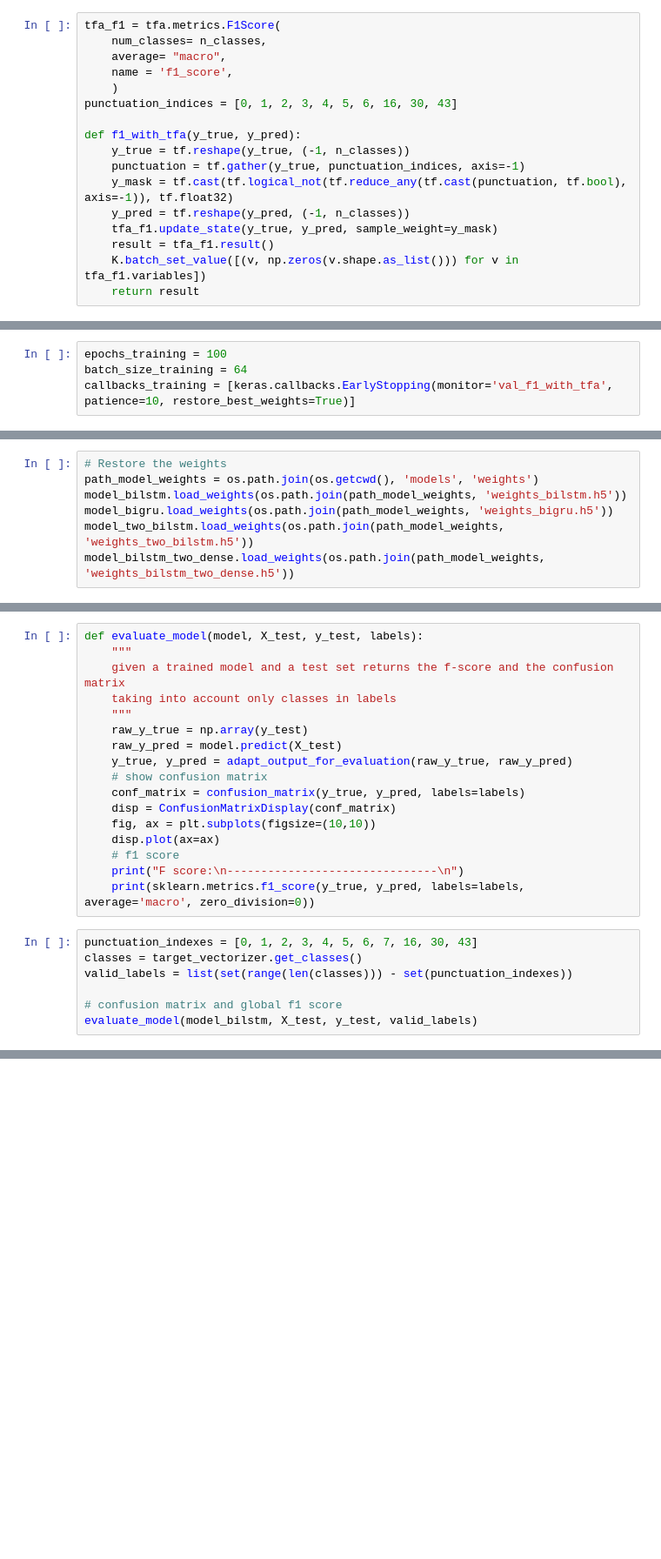
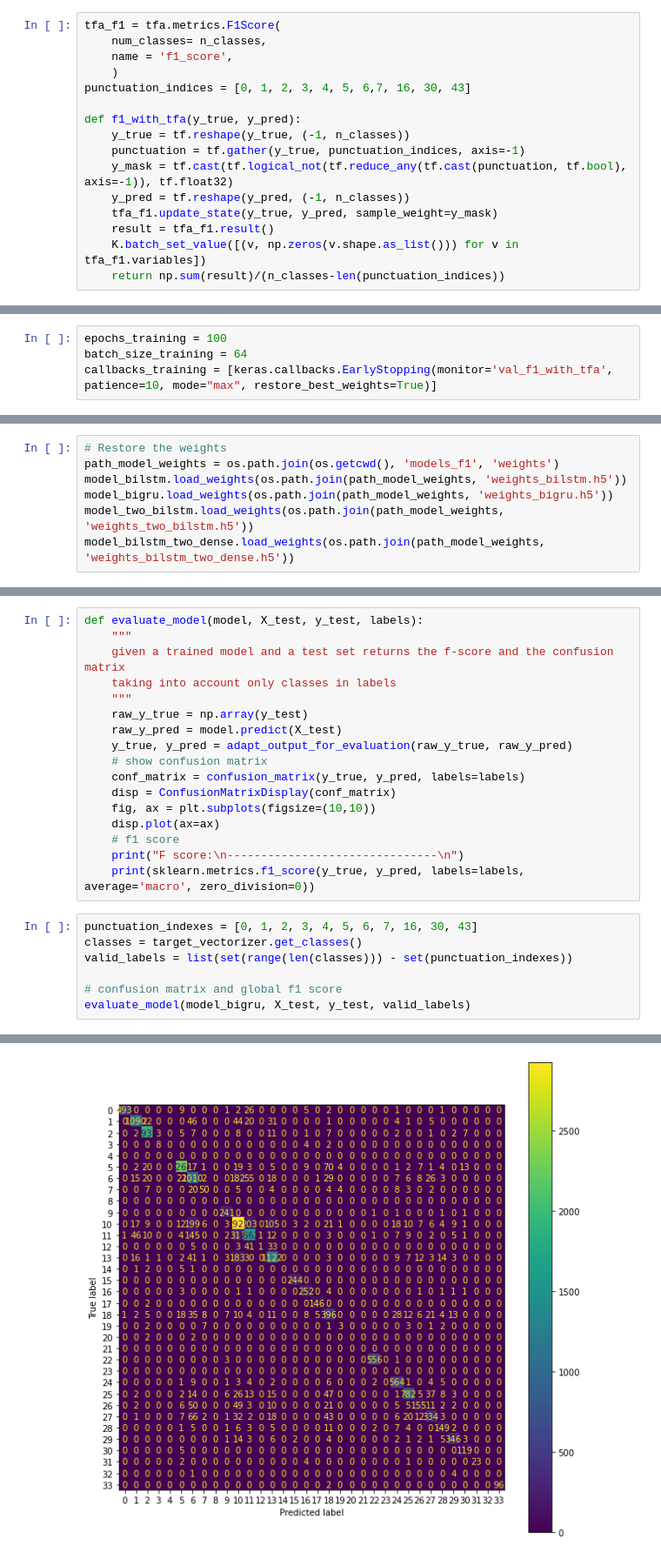
Before and after one commit to gmurro/PartOfSpeechTagging, a Jupyter notebook: POS_with_workingF1.ipynb, the cells around one changed output, grey strips where cells are left out. Shown at 87% size. Saved outputs shown, nothing was run; the diff lists cells and outputs as text; blank space fills up the shorter version.

```diff
--- a/POS_with_workingF1.ipynb
+++ b/POS_with_workingF1.ipynb
@@ -238,10 +209,9 @@ Four variants will be evaluated:
 # %%
 tfa_f1 = tfa.metrics.F1Score(
     num_classes= n_classes,
-    average= "macro",
     name = 'f1_score',
     )
-punctuation_indices = [0, 1, 2, 3, 4, 5, 6, 16, 30, 43]
+punctuation_indices = [0, 1, 2, 3, 4, 5, 6,7, 16, 30, 43]
 
 def f1_with_tfa(y_true, y_pred):
     y_true = tf.reshape(y_true, (-1, n_classes))
@@ -251,7 +221,7 @@ def f1_with_tfa(y_true, y_pred):
     tfa_f1.update_state(y_true, y_pred, sample_weight=y_mask)
     result = tfa_f1.result()
     K.batch_set_value([(v, np.zeros(v.shape.as_list())) for v in tfa_f1.variables])
-    return result
+    return np.sum(result)/(n_classes-len(punctuation_indices))
 # %%
 def build_bilstm_model(hp):
     """
@@ -428,7 +413,7 @@ print(f"The hyperparameter search is complete.\n"
 # %%
 epochs_training = 100
 batch_size_training = 64
-callbacks_training = [keras.callbacks.EarlyStopping(monitor='val_f1_with_tfa', patience=10, restore_best_weights=True)]
+callbacks_training = [keras.callbacks.EarlyStopping(monitor='val_f1_with_tfa', patience=10, mode="max", restore_best_weights=True)]
 # %%
 def create_model(layers_info, compile_info):
     """
@@ -664,7 +687,7 @@ with open(os.path.join(path_model_weights, "history_bilstm_two_dense.csv"), mode
 Read weights
 # %%
 # Restore the weights
-path_model_weights = os.path.join(os.getcwd(), 'models', 'weights')
+path_model_weights = os.path.join(os.getcwd(), 'models_f1', 'weights')
 model_bilstm.load_weights(os.path.join(path_model_weights, 'weights_bilstm.h5'))
 model_bigru.load_weights(os.path.join(path_model_weights, 'weights_bigru.h5'))
 model_two_bilstm.load_weights(os.path.join(path_model_weights, 'weights_two_bilstm.h5'))
@@ -783,4 +809,5 @@ classes = target_vectorizer.get_classes()
 valid_labels = list(set(range(len(classes))) - set(punctuation_indexes))
 
 # confusion matrix and global f1 score
-evaluate_model(model_bilstm, X_test, y_test, valid_labels)
+evaluate_model(model_bigru, X_test, y_test, valid_labels)
+# %% [output]
@@ -787,3 +818,4 @@ evaluate_model(model_bilstm, X_test, y_test, valid_labels)
+[figure, added]
 # %%
 # classification report using only meaningful classes
 meaningful_classes = classes[valid_labels]
```
Also changed, not shown: parts of 23 cells of this notebook.
